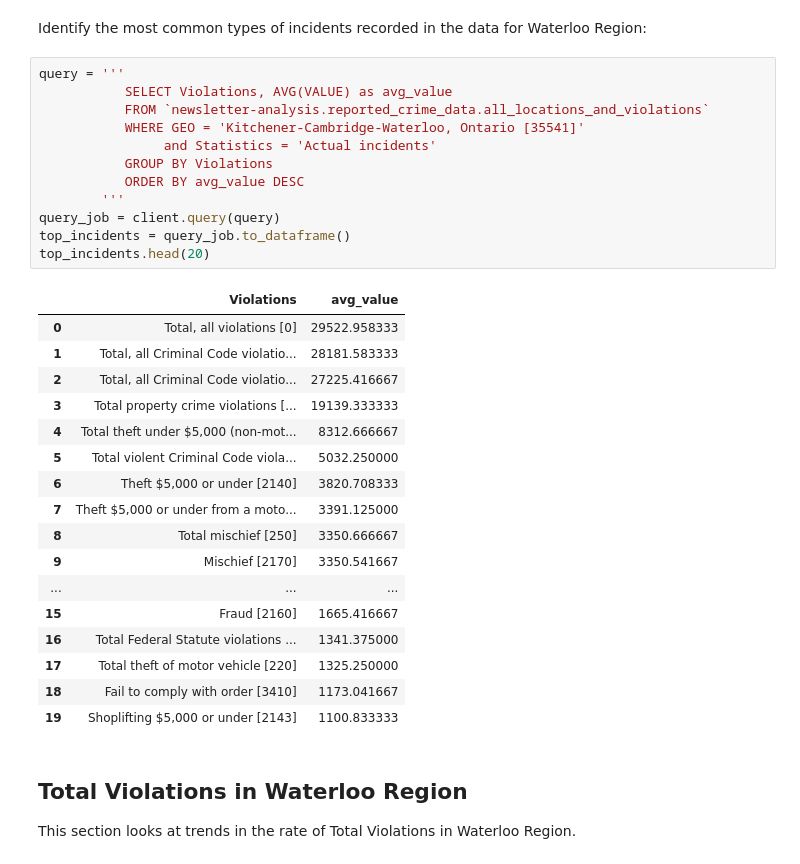
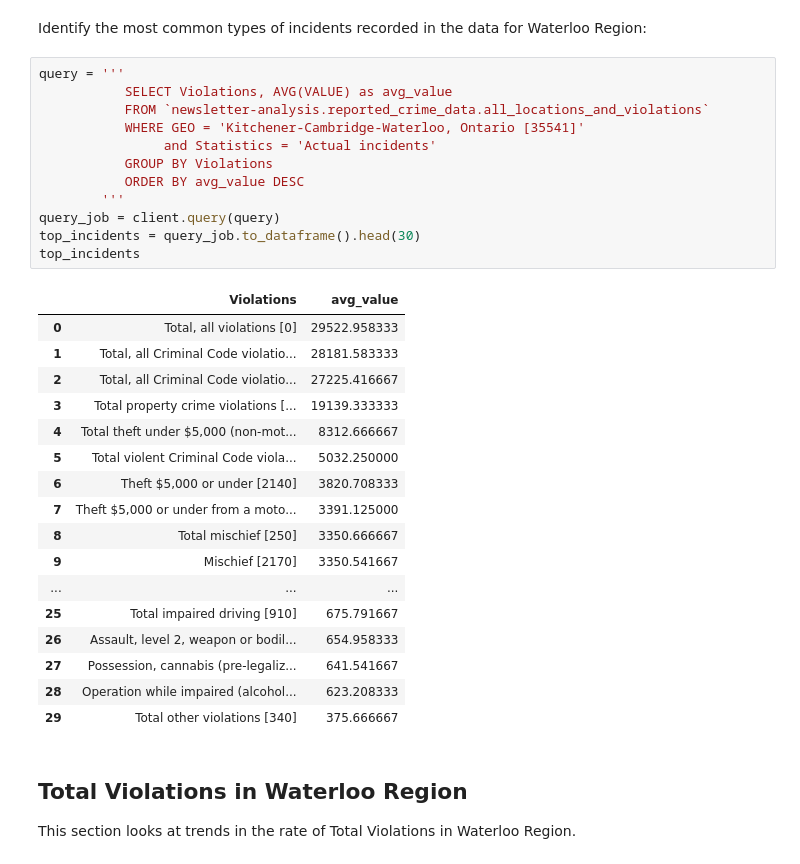
Before and after one commit to craig-sloss/public_data_analysis, a Jupyter notebook: notebooks/trend_investigation.ipynb, the cells around one changed output. Cells and saved outputs as stored; diff of their text form.

```diff
--- a/notebooks/trend_investigation.ipynb
+++ b/notebooks/trend_investigation.ipynb
@@ -71,33 +71,33 @@ Identify the most common types of incidents recorded in the data for Waterloo Re
 # %%
 query = '''
            SELECT Violations, AVG(VALUE) as avg_value
            FROM `newsletter-analysis.reported_crime_data.all_locations_and_violations`
            WHERE GEO = 'Kitchener-Cambridge-Waterloo, Ontario [35541]'
                 and Statistics = 'Actual incidents'
            GROUP BY Violations
            ORDER BY avg_value DESC
         '''
 query_job = client.query(query)
-top_incidents = query_job.to_dataframe()
-top_incidents.head(20)
+top_incidents = query_job.to_dataframe().head(30)
+top_incidents
 # %% [output]
 |  | Violations | avg_value |
 | 0 | Total, all violations [0] | 29522.958333 |
 | 1 | Total, all Criminal Code violatio... | 28181.583333 |
 | 2 | Total, all Criminal Code violatio... | 27225.416667 |
 | 3 | Total property crime violations [... | 19139.333333 |
 | 4 | Total theft under $5,000 (non-mot... | 8312.666667 |
 | 5 | Total violent Criminal Code viola... | 5032.250000 |
 | 6 | Theft $5,000 or under [2140] | 3820.708333 |
 | 7 | Theft $5,000 or under from a moto... | 3391.125000 |
 | 8 | Total mischief [250] | 3350.666667 |
 | 9 | Mischief [2170] | 3350.541667 |
 | ... | ... | ... |
-| 15 | Fraud [2160] | 1665.416667 |
-| 16 | Total Federal Statute violations ... | 1341.375000 |
-| 17 | Total theft of motor vehicle [220] | 1325.250000 |
-| 18 | Fail to comply with order [3410] | 1173.041667 |
-| 19 | Shoplifting $5,000 or under [2143] | 1100.833333 |
+| 25 | Total impaired driving [910] | 675.791667 |
+| 26 | Assault, level 2, weapon or bodil... | 654.958333 |
+| 27 | Possession, cannabis (pre-legaliz... | 641.541667 |
+| 28 | Operation while impaired (alcohol... | 623.208333 |
+| 29 | Total other violations [340] | 375.666667 |
 # %% [markdown]
 ## Total Violations in Waterloo Region
 
```
Also changed, not shown: parts of 6 cells of this notebook.
